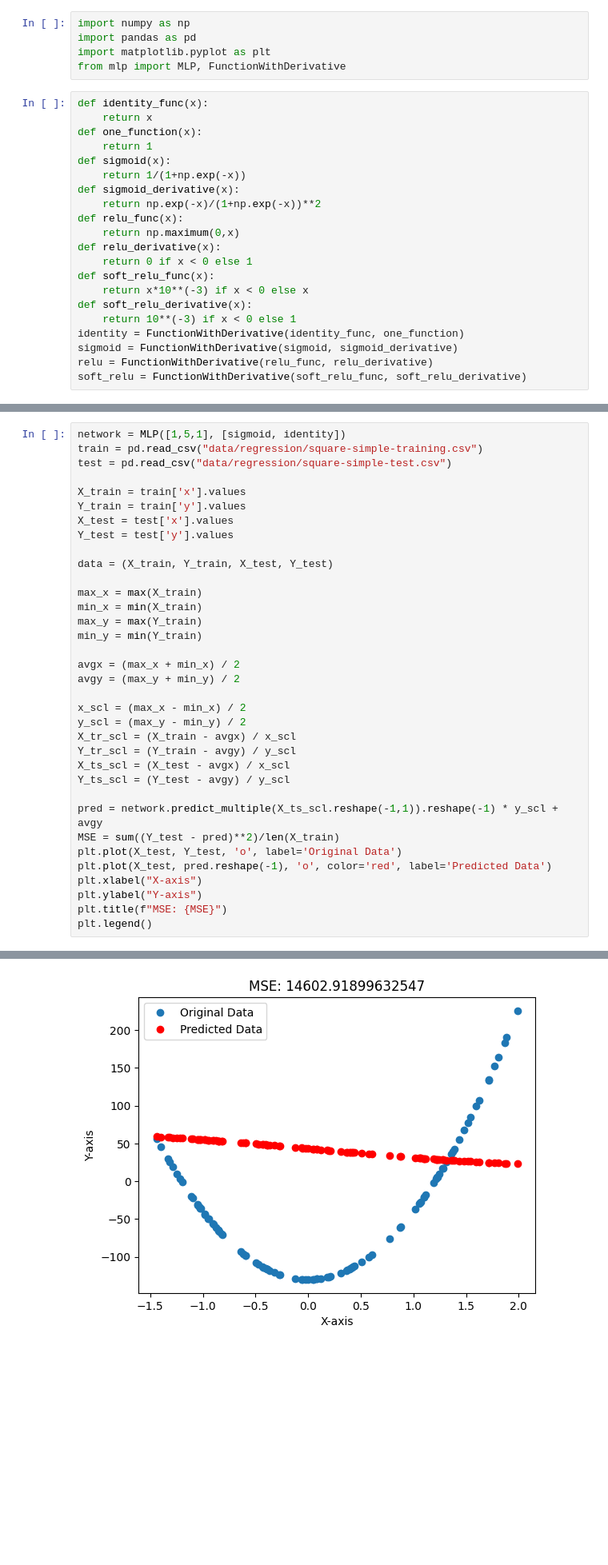
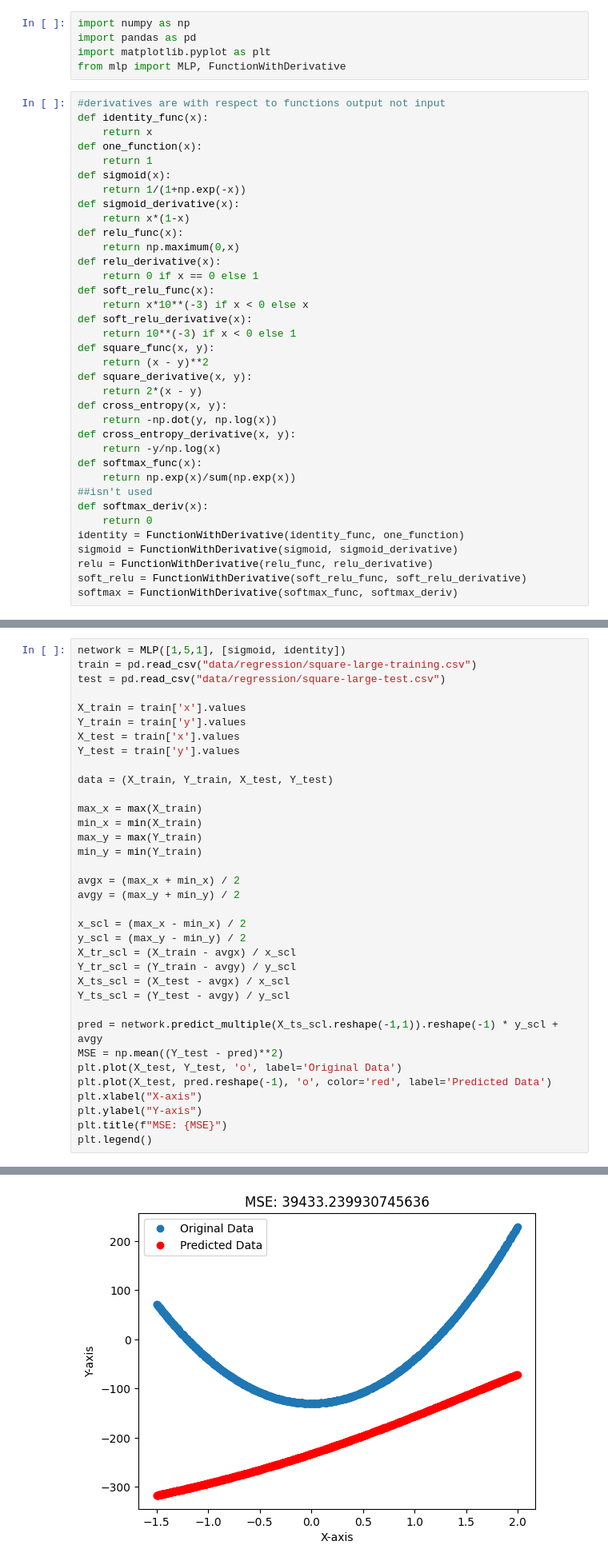
Before and after one commit to AntoniKingston/MIOwAD25L, a Jupyter notebook: NN3.ipynb, the cells around one changed output, grey strips where cells are left out. Shown: that part at 80% size. Saved outputs shown, nothing was run; the diff lists cells and outputs as text; blank space fills up the shorter version.

```diff
--- a/NN3.ipynb
+++ b/NN3.ipynb
@@ -4,6 +4,7 @@ import pandas as pd
 import matplotlib.pyplot as plt
 from mlp import MLP, FunctionWithDerivative
 # %%
+#derivatives are with respect to functions output not input
 def identity_func(x):
     return x
 def one_function(x):
@@ -11,19 +12,33 @@ def one_function(x):
 def sigmoid(x):
     return 1/(1+np.exp(-x))
 def sigmoid_derivative(x):
-    return np.exp(-x)/(1+np.exp(-x))**2
+    return x*(1-x)
 def relu_func(x):
     return np.maximum(0,x)
 def relu_derivative(x):
-    return 0 if x < 0 else 1
+    return 0 if x == 0 else 1
 def soft_relu_func(x):
     return x*10**(-3) if x < 0 else x
 def soft_relu_derivative(x):
     return 10**(-3) if x < 0 else 1
+def square_func(x, y):
+    return (x - y)**2
+def square_derivative(x, y):
+    return 2*(x - y)
+def cross_entropy(x, y):
+    return -np.dot(y, np.log(x))
+def cross_entropy_derivative(x, y):
+    return -y/np.log(x)
+def softmax_func(x):
+    return np.exp(x)/sum(np.exp(x))
+##isn't used
+def softmax_deriv(x):
+    return 0
 identity = FunctionWithDerivative(identity_func, one_function)
 sigmoid = FunctionWithDerivative(sigmoid, sigmoid_derivative)
 relu = FunctionWithDerivative(relu_func, relu_derivative)
 soft_relu = FunctionWithDerivative(soft_relu_func, soft_relu_derivative)
+softmax = FunctionWithDerivative(softmax_func, softmax_deriv)
 # %%
 def learn_with_val_vis(data, network, MSE_target, lr, info_interval = 100, momentum_coef = 0.0, batch_size = None, max_epochs=10**10):
     X_train, Y_train, X_test, Y_test = data
@@ -111,38 +139,38 @@ def learn_with_val_vis_rms(data, network, MSE_target, lr, info_interval = 100, r
 # %%
 network = MLP([1,5,1], [sigmoid, identity])
-train = pd.read_csv("data/regression/square-simple-training.csv")
-test = pd.read_csv("data/regression/square-simple-test.csv")
+train = pd.read_csv("data/regression/square-large-training.csv")
+test = pd.read_csv("data/regression/square-large-test.csv")
 
 X_train = train['x'].values
 Y_train = train['y'].values
-X_test = test['x'].values
-Y_test = test['y'].values
+X_test = train['x'].values
+Y_test = train['y'].values
 
 data = (X_train, Y_train, X_test, Y_test)
 
 max_x = max(X_train)
 min_x = min(X_train)
 max_y = max(Y_train)
 min_y = min(Y_train)
 
 avgx = (max_x + min_x) / 2
 avgy = (max_y + min_y) / 2
 
 x_scl = (max_x - min_x) / 2
 y_scl = (max_y - min_y) / 2
 X_tr_scl = (X_train - avgx) / x_scl
 Y_tr_scl = (Y_train - avgy) / y_scl
 X_ts_scl = (X_test - avgx) / x_scl
 Y_ts_scl = (Y_test - avgy) / y_scl
 
 pred = network.predict_multiple(X_ts_scl.reshape(-1,1)).reshape(-1) * y_scl + avgy
-MSE = sum((Y_test - pred)**2)/len(X_train)
+MSE = np.mean((Y_test - pred)**2)
 plt.plot(X_test, Y_test, 'o', label='Original Data')
 plt.plot(X_test, pred.reshape(-1), 'o', color='red', label='Predicted Data')
 plt.xlabel("X-axis")
 plt.ylabel("Y-axis")
 plt.title(f"MSE: {MSE}")
 plt.legend()
 # %% [output]
 <matplotlib.legend.Legend at 0x...>
-[figure, old version]
+[figure, new version]
```
Also changed, not shown: parts of 8 cells of this notebook, 2 other files.
